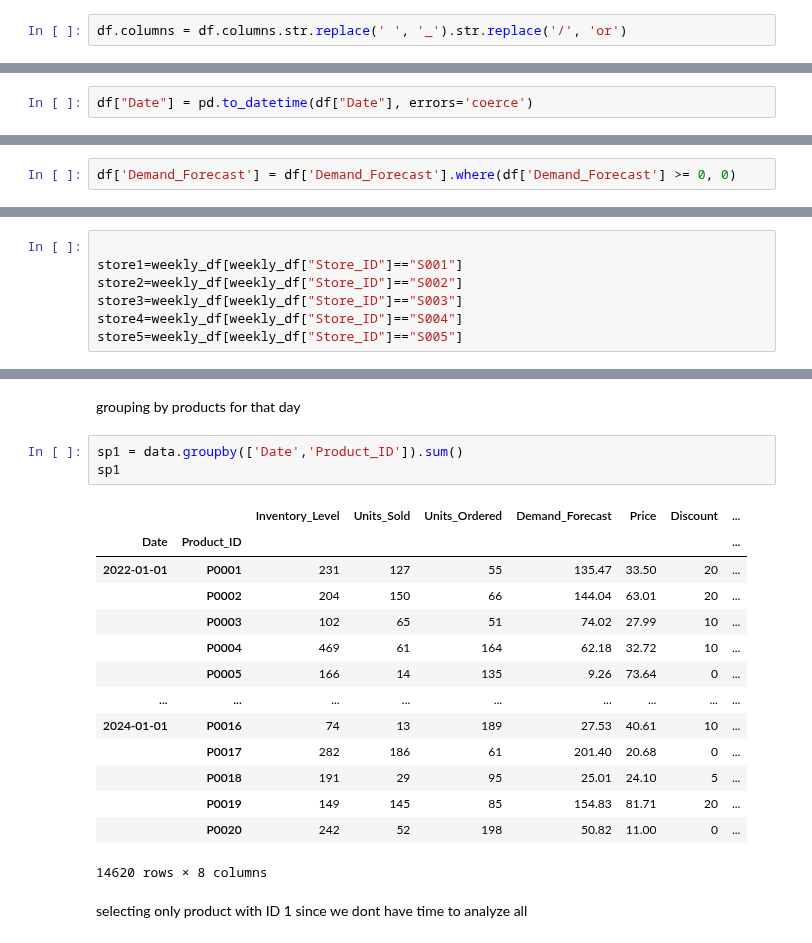
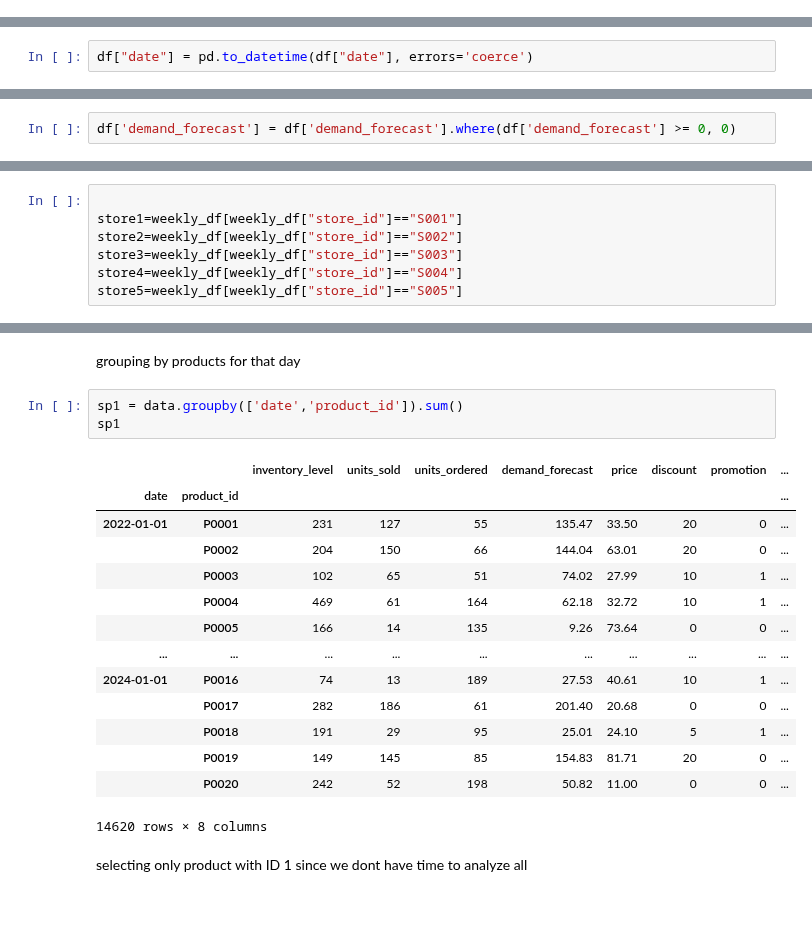
Before and after one commit to FTDS-assignment-bay/p2-final-project-ftds-023-hck-group-002, a Jupyter notebook: main.ipynb, the cells around one changed output, grey strips where cells are left out. Cells and saved outputs as stored; diff of their text form; blank space fills up the shorter version.

```diff
--- a/main.ipynb
+++ b/main.ipynb
@@ -71,5 +71,3 @@ Index(['Date', 'Store ID', 'Product ID', 'Category', 'Region',
       dtype='object')
 # %% [markdown]
 ### Cleaning column header
-# %%
-df.columns = df.columns.str.replace(' ', '_').str.replace('/', 'or')
@@ -147,7 +138,7 @@ memory usage: 8.4+ MB
 # %% [markdown]
 from the following date is not datetime so we must change that
 # %%
-df["Date"] = pd.to_datetime(df["Date"], errors='coerce')
+df["date"] = pd.to_datetime(df["date"], errors='coerce')
 # %%
 df.info()
 # %% [output]
@@ -183,7 +174,7 @@ df.describe().round(2).T
 # %% [markdown]
 from the following we see an issue with demand forecase that it has negative
 # %%
-df['Demand_Forecast'] = df['Demand_Forecast'].where(df['Demand_Forecast'] >= 0, 0)
+df['demand_forecast'] = df['demand_forecast'].where(df['demand_forecast'] >= 0, 0)
 # %%
 df.describe().round(2).T
 # %% [output]
@@ -210,11 +201,11 @@ weekly_df.set_index('Date', inplace= True)
 segregating the stores since we want to only do an in depth analysis on 1 store and product due to time constrictions, although technically analysis of all products is possible given requirements and time
 # %%
 
-store1=weekly_df[weekly_df["Store_ID"]=="S001"]
-store2=weekly_df[weekly_df["Store_ID"]=="S002"]
-store3=weekly_df[weekly_df["Store_ID"]=="S003"]
-store4=weekly_df[weekly_df["Store_ID"]=="S004"]
-store5=weekly_df[weekly_df["Store_ID"]=="S005"]
+store1=weekly_df[weekly_df["store_id"]=="S001"]
+store2=weekly_df[weekly_df["store_id"]=="S002"]
+store3=weekly_df[weekly_df["store_id"]=="S003"]
+store4=weekly_df[weekly_df["store_id"]=="S004"]
+store5=weekly_df[weekly_df["store_id"]=="S005"]
 # %% [markdown]
 selecting store 1 only due to time constriction
 # %%
@@ -240,22 +232,22 @@ dtype: int64
 # %% [markdown]
 grouping by products for that day
 # %%
-sp1 = data.groupby(['Date','Product_ID']).sum()
+sp1 = data.groupby(['date','product_id']).sum()
 sp1
 # %% [output]
-|  |  | Inventory_Level | Units_Sold | Units_Ordered | Demand_Forecast | Price | Discount | ... |
-| Date | Product_ID |  |  |  |  |  |  | ... |
-| 2022-01-01 | P0001 | 231 | 127 | 55 | 135.47 | 33.50 | 20 | ... |
-|  | P0002 | 204 | 150 | 66 | 144.04 | 63.01 | 20 | ... |
-|  | P0003 | 102 | 65 | 51 | 74.02 | 27.99 | 10 | ... |
-|  | P0004 | 469 | 61 | 164 | 62.18 | 32.72 | 10 | ... |
-|  | P0005 | 166 | 14 | 135 | 9.26 | 73.64 | 0 | ... |
-| ... | ... | ... | ... | ... | ... | ... | ... | ... |
-| 2024-01-01 | P0016 | 74 | 13 | 189 | 27.53 | 40.61 | 10 | ... |
-|  | P0017 | 282 | 186 | 61 | 201.40 | 20.68 | 0 | ... |
-|  | P0018 | 191 | 29 | 95 | 25.01 | 24.10 | 5 | ... |
-|  | P0019 | 149 | 145 | 85 | 154.83 | 81.71 | 20 | ... |
-|  | P0020 | 242 | 52 | 198 | 50.82 | 11.00 | 0 | ... |
+|  |  | inventory_level | units_sold | units_ordered | demand_forecast | price | discount | promotion | ... |
+| date | product_id |  |  |  |  |  |  |  | ... |
+| 2022-01-01 | P0001 | 231 | 127 | 55 | 135.47 | 33.50 | 20 | 0 | ... |
+|  | P0002 | 204 | 150 | 66 | 144.04 | 63.01 | 20 | 0 | ... |
+|  | P0003 | 102 | 65 | 51 | 74.02 | 27.99 | 10 | 1 | ... |
+|  | P0004 | 469 | 61 | 164 | 62.18 | 32.72 | 10 | 1 | ... |
+|  | P0005 | 166 | 14 | 135 | 9.26 | 73.64 | 0 | 0 | ... |
+| ... | ... | ... | ... | ... | ... | ... | ... | ... | ... |
+| 2024-01-01 | P0016 | 74 | 13 | 189 | 27.53 | 40.61 | 10 | 1 | ... |
+|  | P0017 | 282 | 186 | 61 | 201.40 | 20.68 | 0 | 0 | ... |
+|  | P0018 | 191 | 29 | 95 | 25.01 | 24.10 | 5 | 1 | ... |
+|  | P0019 | 149 | 145 | 85 | 154.83 | 81.71 | 20 | 0 | ... |
+|  | P0020 | 242 | 52 | 198 | 50.82 | 11.00 | 0 | 0 | ... |
 14620 rows × 8 columns
 # %% [markdown]
 selecting only product with ID 1 since we dont have time to analyze all
```
Also changed, not shown: parts of 35 cells of this notebook, 2 other files.
